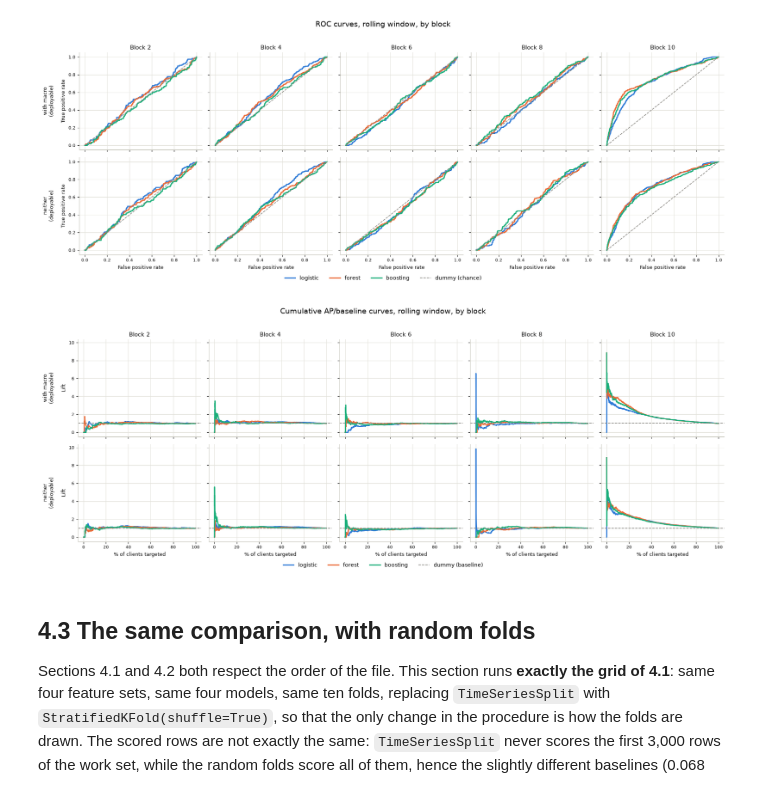
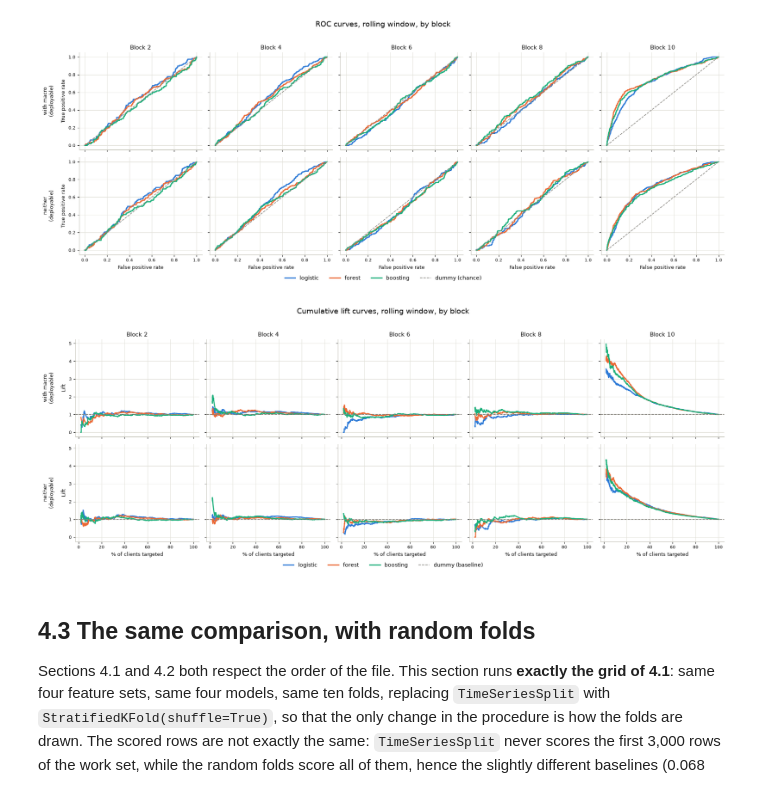
Before and after one commit to tommasocortopassi/bank-telemarketing-prediction, a Jupyter notebook: Bank_Marketing_Project.ipynb, the cells around one changed output. Cells and saved outputs as stored; diff of their text form; code cells hidden in the pictures.

Commit message:
Corrected some mistakes done in the previous commit, modified visualisation of lift curves to improve clarity

```diff
--- a/Bank_Marketing_Project.ipynb
+++ b/Bank_Marketing_Project.ipynb
@@ -582,7 +582,7 @@ top.spines["top"].set_visible(False)
 
 ax.set_xlim(0, len(df))
 ax.set_ylim(0, 60)
-ax.set_xlabel("Row index  (the file is ordered in time: May 2008 → November 2010)", fontsize=10)
+ax.set_xlabel("Row index  (the file is ordered in time: May 2008 ﷿﷿﷿ November 2010)", fontsize=10)
 ax.set_ylabel("Successful calls (%)", fontsize=10)
 ax.set_title(f"Subscription rate over the campaign, averaged over blocks of {BLOCK} contacts",
              fontsize=13, loc="left")
@@ -874,6 +874,19 @@ plt.show()
 # %% [output]
 [figure]
 # %%
+MIN_FRACTION = 0.02   # below ~2% of a fold the curve is the ratio of a handful of calls
+
+
+def cumulative_lift(yt, p, min_fraction=MIN_FRACTION):
+    """Cumulative lift: share of subscribers among the top-k scored clients, over the base rate.
+    Returns (% of clients targeted, lift), starting from `min_fraction` of the fold."""
+    y_sorted = np.asarray(yt)[np.argsort(-p)]
+    k = np.arange(1, len(y_sorted) + 1)
+    lift = np.cumsum(y_sorted) / k / y_sorted.mean()
+    start = int(np.ceil(min_fraction * len(y_sorted)))
+    return 100 * k[start:] / len(k), lift[start:]
+
+
 SELECTED_FOLDS = [2, 4, 6, 8, 10]
 
 fig, axes = plt.subplots(
@@ -881,7 +894,7 @@ fig, axes = plt.subplots(
     len(SELECTED_FOLDS),
     figsize=(18, 12),
     sharex=True,
-    sharey=True
+    sharey="row"
 )
 
 for row, set_name in enumerate(FEATURE_SETS):
@@ -892,19 +905,11 @@ for row, set_name in enumerate(FEATURE_SETS):
         for model_name in MODEL_ORDER:
             yt, p = curves[(set_name, model_name)][fold_index]
 
-            order = np.argsort(-p)
-            yt_sorted = np.asarray(yt)[order]
-
-            n = len(yt_sorted)
-            fraction = np.arange(1, n + 1) / n
-            cumulative_rate = np.cumsum(yt_sorted)
-            baseline = yt_sorted.mean() *np.arange(1, n + 1)
-
-            ap_baseline = cumulative_rate / baseline
+            x, lift = cumulative_lift(yt, p)
 
             ax.plot(
-                fraction * 100,
-                ap_baseline,
+                x,
+                lift,
                 color=MODEL_COLORS[model_name],
                 linewidth=2,
                 label=model_name
@@ -958,7 +963,7 @@ fig.legend(
 )
 
 fig.suptitle(
-    "Cumulative AP/baseline curves for separate temporal validation folds",
+    "Cumulative lift curves for separate temporal validation folds",
     fontsize=14,
     y=1.02
 )
@@ -1102,41 +1107,37 @@ axes = np.atleast_2d(axes)
 for row, set_name in enumerate(DEPLOYABLE):
     for col, fold_number in enumerate(SELECTED_FOLDS):
         ax = axes[row, col]
         for model_name in MODEL_ORDER:
             yt, p = roll_curves[(set_name, model_name)][fold_number - 1]
-            order = np.argsort(-p)
-            yt_sorted = np.asarray(yt)[order]
-            n = len(yt_sorted)
-            fraction = np.arange(1, n + 1) / n
-            ap_baseline = np.cumsum(yt_sorted) / (yt_sorted.mean() * np.arange(1, n + 1))
-            ax.plot(fraction * 100, ap_baseline, color=MODEL_COLORS[model_name], linewidth=2,
+            x, lift = cumulative_lift(yt, p)
+            ax.plot(x,lift, color=MODEL_COLORS[model_name], linewidth=2,
                     label=model_name)
         ax.axhline(1.0, color=QUANTILE_COLOR, linestyle="--", linewidth=1.2,
                    label="dummy (baseline)")
 
         if row == 0:
             ax.set_title(f"Block {fold_number}", fontsize=11, color=MEDIAN_COLOR)
         if col == 0:
             ax.set_ylabel(f"{set_name}\n(deployable)\n\nLift", fontsize=9,
                           color=MEDIAN_COLOR)
         if row == len(DEPLOYABLE) - 1:
             ax.set_xlabel("% of clients targeted", fontsize=9, color=MEDIAN_COLOR)
         ax.tick_params(labelsize=8, colors=MEDIAN_COLOR)
         ax.grid(color=GRID_COLOR, linewidth=0.8)
         ax.set_axisbelow(True)
         for spine in ("top", "right"):
             ax.spines[spine].set_visible(False)
         for spine in ("left", "bottom"):
             ax.spines[spine].set_color(AXIS_COLOR)
 
 handles, labels = axes[0, 0].get_legend_handles_labels()
 fig.legend(handles, labels, loc="lower center", ncol=4, frameon=False,
            bbox_to_anchor=(0.5, -0.04))
-fig.suptitle("Cumulative AP/baseline curves, rolling window, by block", fontsize=14, y=1.02)
+fig.suptitle("Cumulative lift curves, rolling window, by block", fontsize=14, y=1.02)
 fig.tight_layout()
 plt.show()
 # %% [output]
-[figure, old version]
+[figure, new version]
 # %% [markdown]
 ## 4.3 The same comparison, with random folds
 
```
Also changed, not shown: parts of 5 cells of this notebook, 2 other files.
